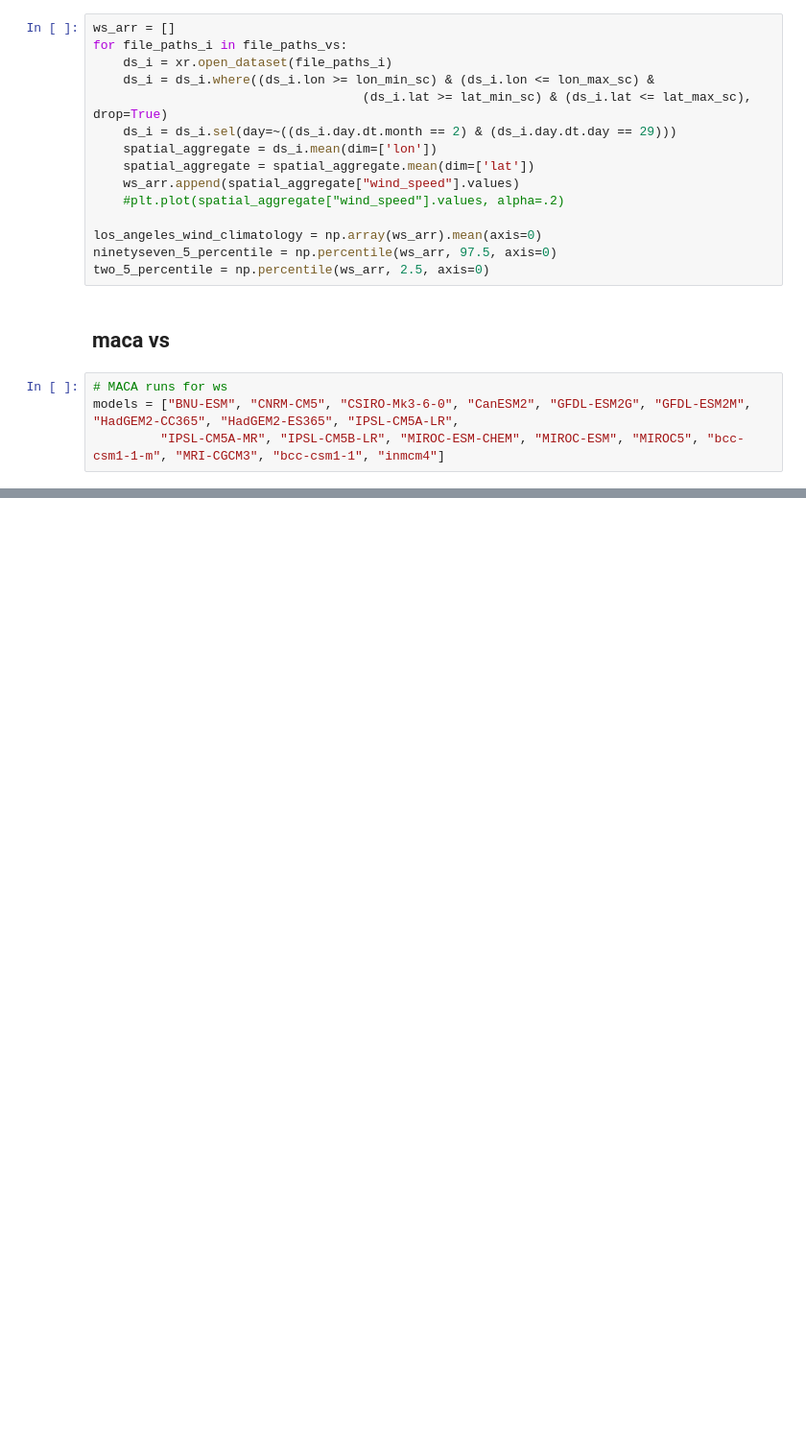
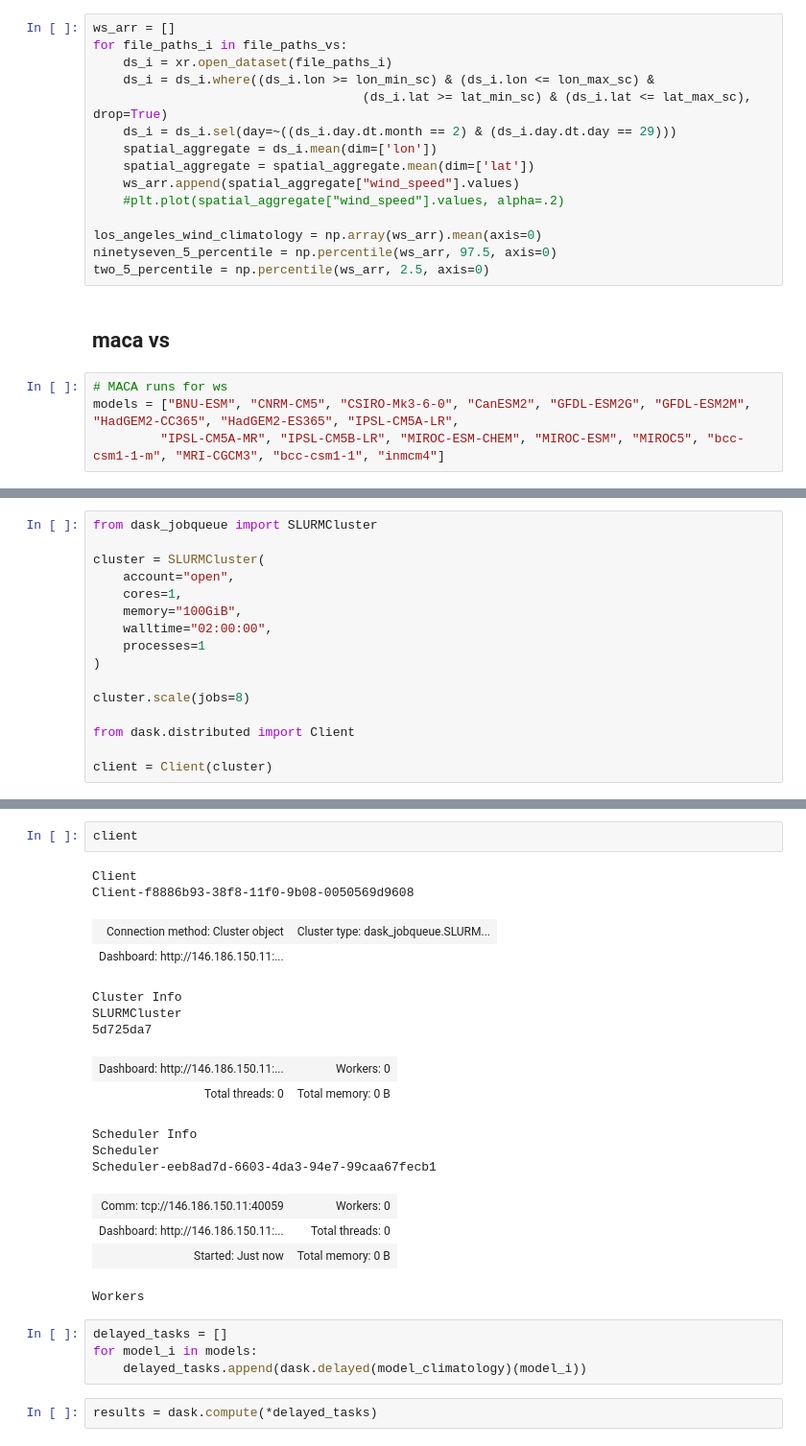
Before and after one commit to theo-avila/2024_FWI_CMIP5_Ensemble_Avila, a Jupyter notebook: revision_notebooks/Seasonal_Winds_RC.ipynb, the cells around one changed output, grey strips where cells are left out. Shown: that part at 96% size. Cells and saved outputs as stored; diff of their text form; blank space fills up the shorter version.

```diff
--- a/revision_notebooks/Seasonal_Winds_RC.ipynb
+++ b/revision_notebooks/Seasonal_Winds_RC.ipynb
@@ -82,0 +88,16 @@ ValueError: Dataset.plot cannot be called directly. Use an explicit plot method,
+# %%
+from dask_jobqueue import SLURMCluster
+
+cluster = SLURMCluster(
+    account="open",
+    cores=1,
+    memory="100GiB",
+    walltime="02:00:00",
+    processes=1
+)
+
+cluster.scale(jobs=8)
+
+from dask.distributed import Client
+
+client = Client(cluster)
@@ -82,0 +122,25 @@ ValueError: Dataset.plot cannot be called directly. Use an explicit plot method,
+# %%
+client
+# %% [output]
+Client
+Client-f8886b93-38f8-11f0-9b08-0050569d9608
+| Connection method: Cluster object | Cluster type: dask_jobqueue.SLURM... |
+| Dashboard: http://146.186.150.11:... |  |
+Cluster Info
+SLURMCluster
+5d725da7
+| Dashboard: http://146.186.150.11:... | Workers: 0 |
+| Total threads: 0 | Total memory: 0 B |
+Scheduler Info
+Scheduler
+Scheduler-eeb8ad7d-6603-4da3-94e7-99caa67fecb1
+| Comm: tcp://146.186.150.11:40059 | Workers: 0 |
+| Dashboard: http://146.186.150.11:... | Total threads: 0 |
+| Started: Just now | Total memory: 0 B |
+Workers
+# %%
+delayed_tasks = []
+for model_i in models:
+    delayed_tasks.append(dask.delayed(model_climatology)(model_i))
+# %%
+results = dask.compute(*delayed_tasks)
```
Also changed, not shown: parts of 11 cells of this notebook, 19 other files.
